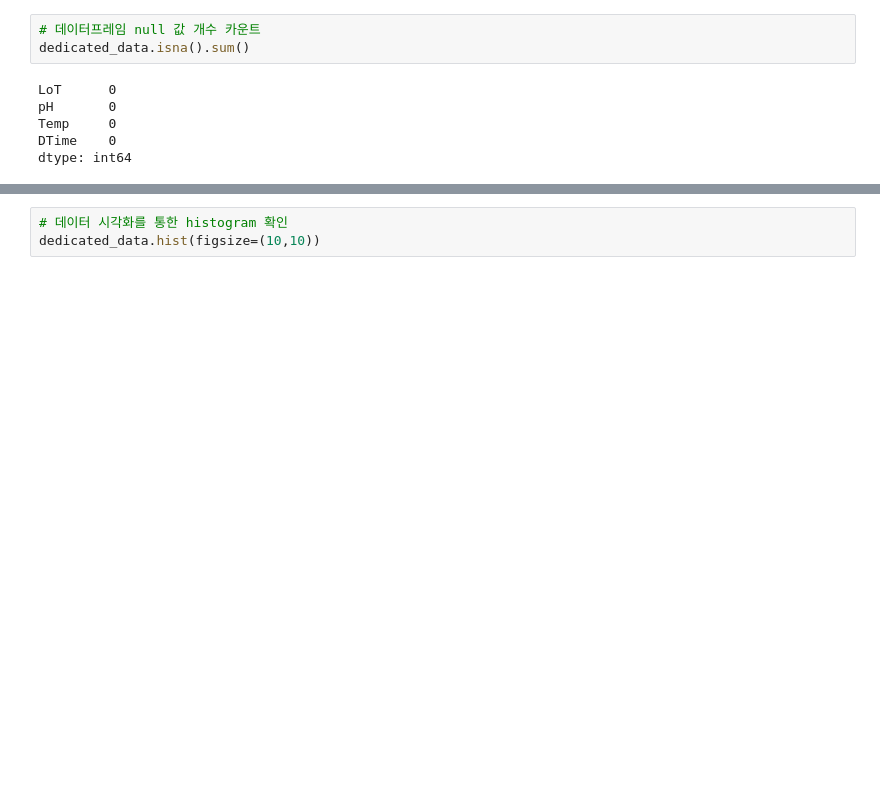
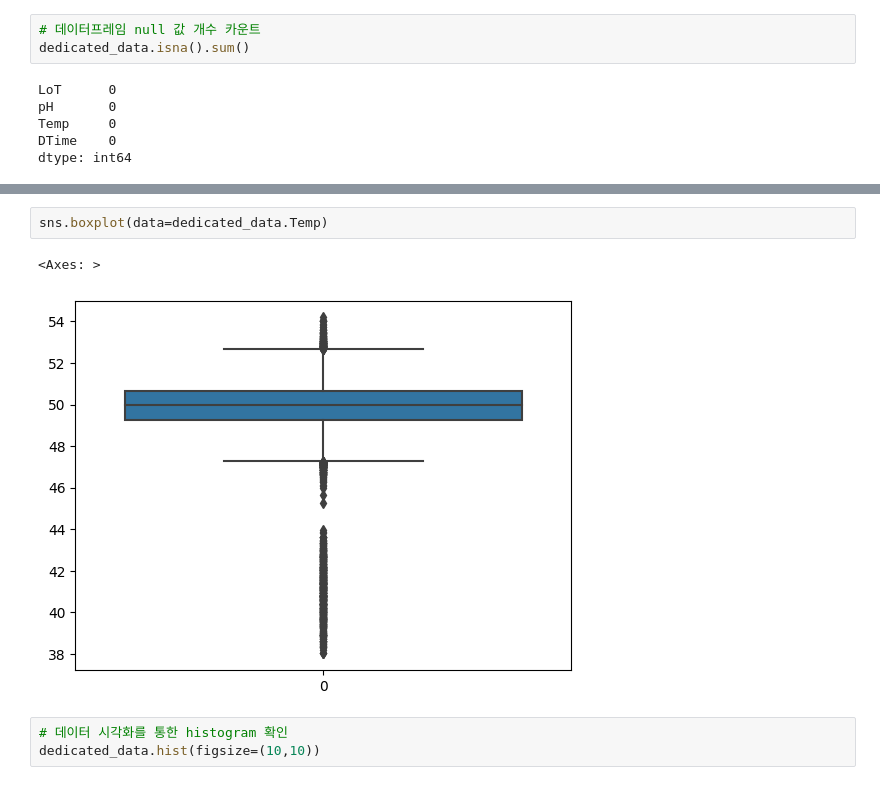
Before and after one commit to jimmynkim/DAEM, a Jupyter notebook: KAMP.ipynb, the cells around one changed output, grey strips where cells are left out. Drawn from its saved outputs; the diff is of its cells as text; blank space fills up the shorter version.

```diff
--- a/KAMP.ipynb
+++ b/KAMP.ipynb
@@ -350,3 +372,8 @@ dtype: int64
+# %%
+sns.boxplot(data=dedicated_data.Temp)
+# %% [output]
+<Axes: >
+[figure, added]
 # %%
 # 데이터 시각화를 통한 histogram 확인
 dedicated_data.hist(figsize=(10,10))
```
Also changed, not shown: parts of 20 cells of this notebook.
